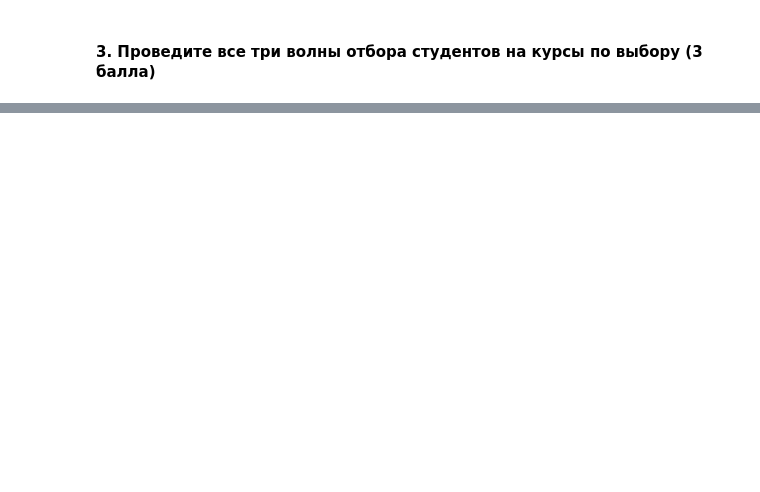
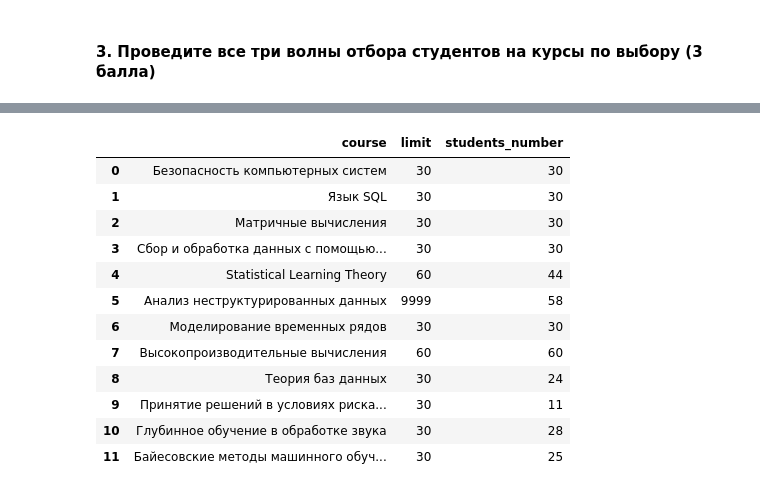
Before and after one commit to SergeyPishchulov/MO, a Jupyter notebook: practice_01_pandas.ipynb, the cells around one changed output, grey strips where cells are left out. Saved outputs shown, nothing was run; the diff lists cells and outputs as text; code cells hidden in the pictures; blank space fills up the shorter version.

```diff
--- a/practice_01_pandas.ipynb
+++ b/practice_01_pandas.ipynb
@@ -584,0 +694,16 @@ SyntaxError: invalid syntax (259308031.py, line 1)
+# %%
+counter
+# %% [output]
+|  | course | limit | students_number |
+| 0 | Безопасность компьютерных систем | 30 | 30 |
+| 1 | Язык SQL | 30 | 30 |
+| 2 | Матричные вычисления | 30 | 30 |
+| 3 | Сбор и обработка данных с помощью... | 30 | 30 |
+| 4 | Statistical Learning Theory | 60 | 44 |
+| 5 | Анализ неструктурированных данных | 9999 | 58 |
+| 6 | Моделирование временных рядов | 30 | 30 |
+| 7 | Высокопроизводительные вычисления | 60 | 60 |
+| 8 | Теория баз данных | 30 | 24 |
+| 9 | Принятие решений в условиях риска... | 30 | 11 |
+| 10 | Глубинное обучение в обработке звука | 30 | 28 |
+| 11 | Байесовские методы машинного обуч... | 30 | 25 |
```
Also changed, not shown: parts of 9 cells of this notebook, 1 other file.
